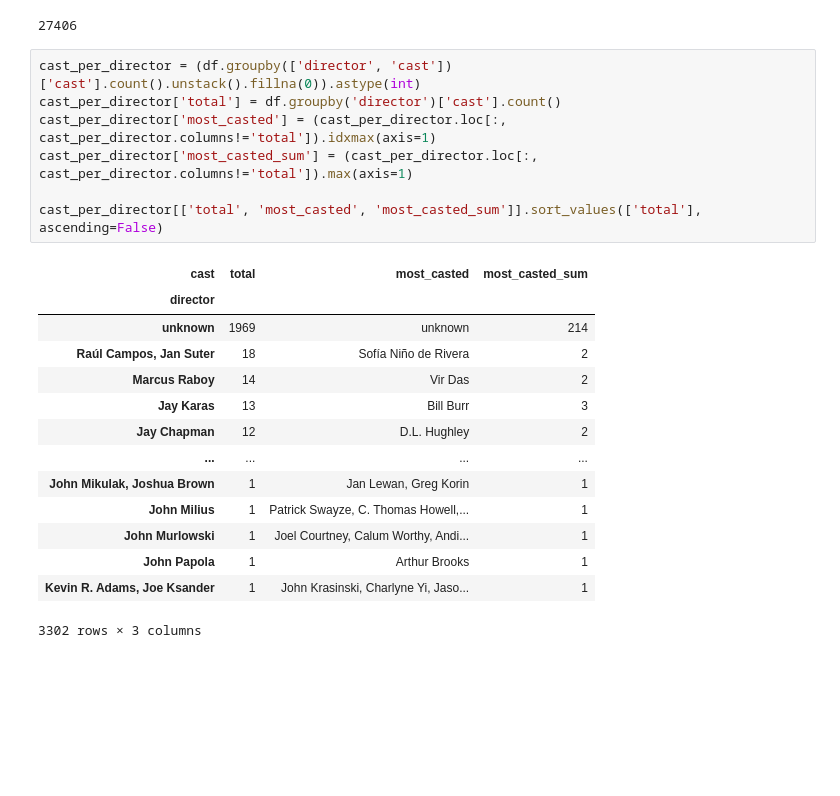
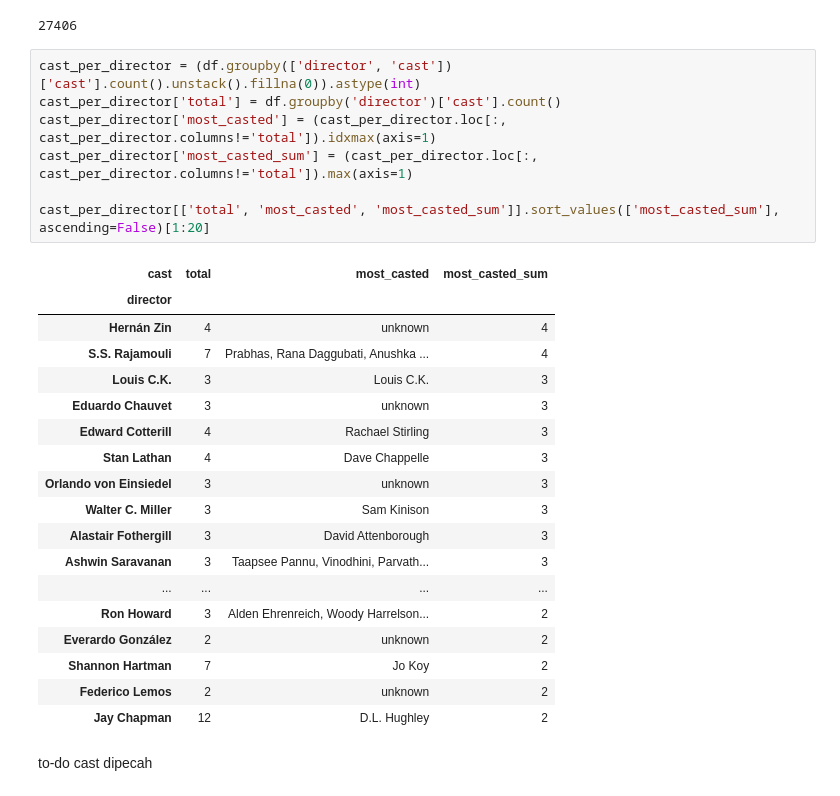
Before and after one commit to rindanh/Latihan-NDSC, a Jupyter notebook: netflix/rinda/Belajar_NDSC_Netflix_Danu_edited_by_Rinda.ipynb, the cells around one changed output. Cells and saved outputs as stored; diff of their text form; blank space fills up the shorter version.

```diff
--- a/netflix/rinda/Belajar_NDSC_Netflix_Danu_edited_by_Rinda.ipynb
+++ b/netflix/rinda/Belajar_NDSC_Netflix_Danu_edited_by_Rinda.ipynb
@@ -610,22 +676,28 @@ len(casts)
 # %%
 cast_per_director = (df.groupby(['director', 'cast'])['cast'].count().unstack().fillna(0)).astype(int)
 cast_per_director['total'] = df.groupby('director')['cast'].count()
 cast_per_director['most_casted'] = (cast_per_director.loc[:, cast_per_director.columns!='total']).idxmax(axis=1)
 cast_per_director['most_casted_sum'] = (cast_per_director.loc[:, cast_per_director.columns!='total']).max(axis=1)
 
-cast_per_director[['total', 'most_casted', 'most_casted_sum']].sort_values(['total'], ascending=False)
+cast_per_director[['total', 'most_casted', 'most_casted_sum']].sort_values(['most_casted_sum'], ascending=False)[1:20]
 # %% [output]
 | cast | total | most_casted | most_casted_sum |
 | director |  |  |  |
-| unknown | 1969 | unknown | 214 |
-| Raúl Campos, Jan Suter | 18 | Sofía Niño de Rivera | 2 |
-| Marcus Raboy | 14 | Vir Das | 2 |
-| Jay Karas | 13 | Bill Burr | 3 |
+| Hernán Zin | 4 | unknown | 4 |
+| S.S. Rajamouli | 7 | Prabhas, Rana Daggubati, Anushka ... | 4 |
+| Louis C.K. | 3 | Louis C.K. | 3 |
+| Eduardo Chauvet | 3 | unknown | 3 |
+| Edward Cotterill | 4 | Rachael Stirling | 3 |
+| Stan Lathan | 4 | Dave Chappelle | 3 |
+| Orlando von Einsiedel | 3 | unknown | 3 |
+| Walter C. Miller | 3 | Sam Kinison | 3 |
+| Alastair Fothergill | 3 | David Attenborough | 3 |
+| Ashwin Saravanan | 3 | Taapsee Pannu, Vinodhini, Parvath... | 3 |
+| ... | ... | ... | ... |
+| Ron Howard | 3 | Alden Ehrenreich, Woody Harrelson... | 2 |
+| Everardo González | 2 | unknown | 2 |
+| Shannon Hartman | 7 | Jo Koy | 2 |
+| Federico Lemos | 2 | unknown | 2 |
 | Jay Chapman | 12 | D.L. Hughley | 2 |
-| ... | ... | ... | ... |
-| John Mikulak, Joshua Brown | 1 | Jan Lewan, Greg Korin | 1 |
-| John Milius | 1 | Patrick Swayze, C. Thomas Howell,... | 1 |
-| John Murlowski | 1 | Joel Courtney, Calum Worthy, Andi... | 1 |
-| John Papola | 1 | Arthur Brooks | 1 |
-| Kevin R. Adams, Joe Ksander | 1 | John Krasinski, Charlyne Yi, Jaso... | 1 |
-3302 rows × 3 columns
+# %% [markdown]
+to-do cast dipecah
```
Also changed, not shown: parts of 11 cells of this notebook.
